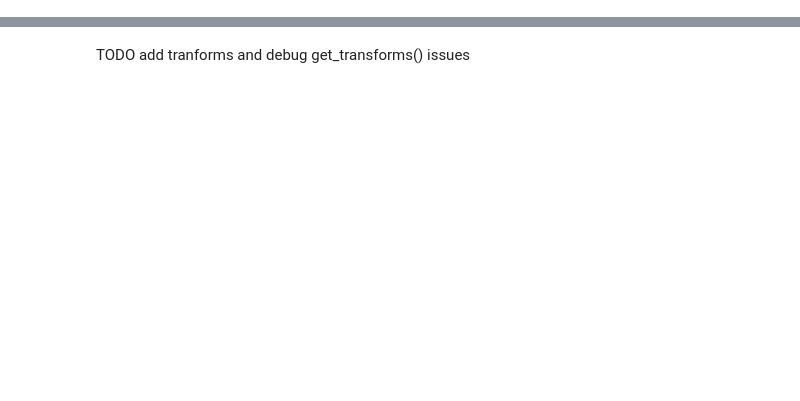
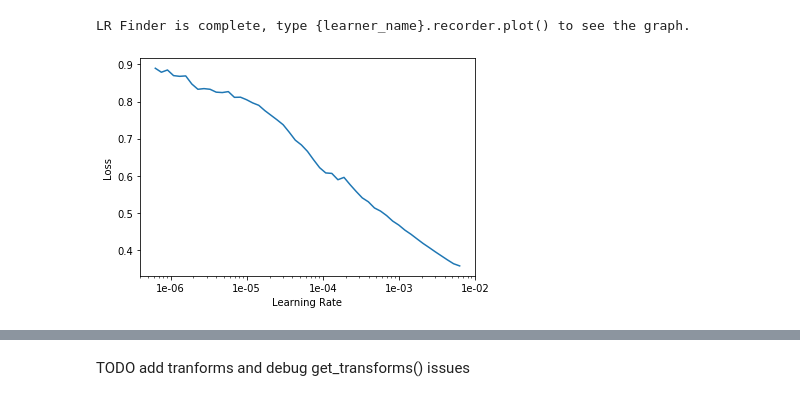
Before and after one commit to mone27/fruit-detection, a Jupyter notebook: segmentation_tiled.ipynb, the cells around one changed output, grey strips where cells are left out. Cells and saved outputs as stored; diff of their text form; code cells hidden in the pictures; blank space fills up the shorter version.

```diff
--- a/segmentation_tiled.ipynb
+++ b/segmentation_tiled.ipynb
@@ -5,0 +13,5 @@
+# %%
+path = Path("dataset_segmentation/")
+path_lbl = path / "labels"
+path_img = path / "images"
+path_img_cbg = path / "custom_bg" / "0000_random_rotation"
@@ -5,0 +20,2 @@
+# %%
+segm = SemanticSegmentationTile(path_img_cbg, path_lbl, max_tile_size=max_tile_size, bs=bs, max_tol=max_tol, transforms=[])
@@ -5,0 +30,4 @@
+# %%
+segm.learn.lr_find()
+segm.learn.recorder.plot()
+# %% [output]
@@ -5,0 +35,2 @@
+LR Finder is complete, type {learner_name}.recorder.plot() to see the graph.
+[figure, added]
```
Also changed, not shown: parts of 33 cells of this notebook, 1 other file.
